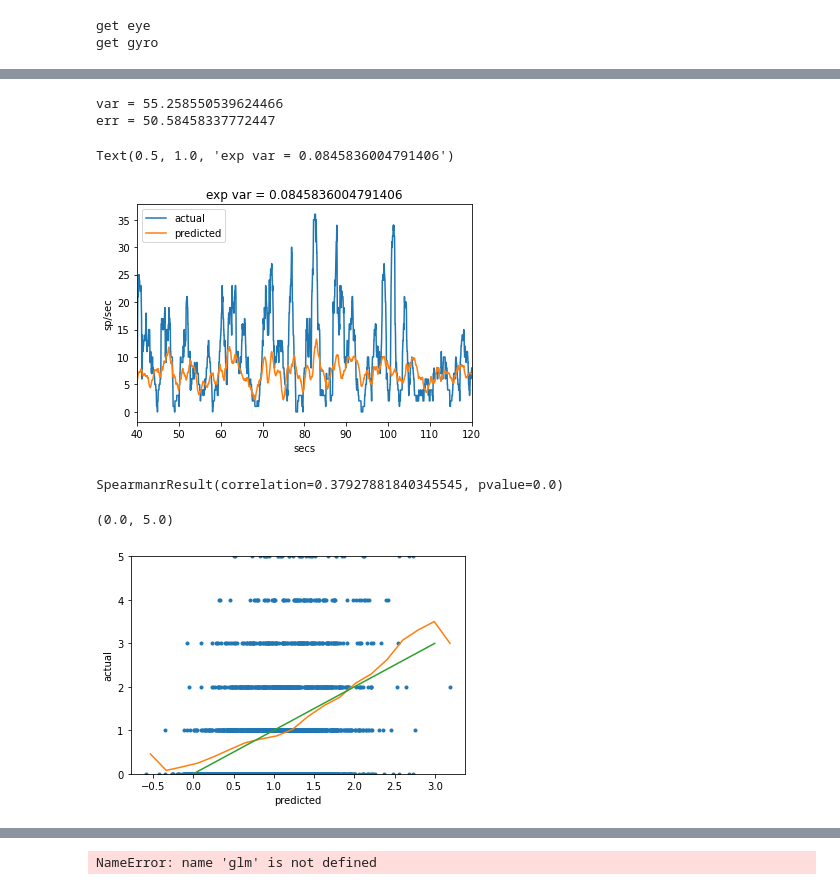
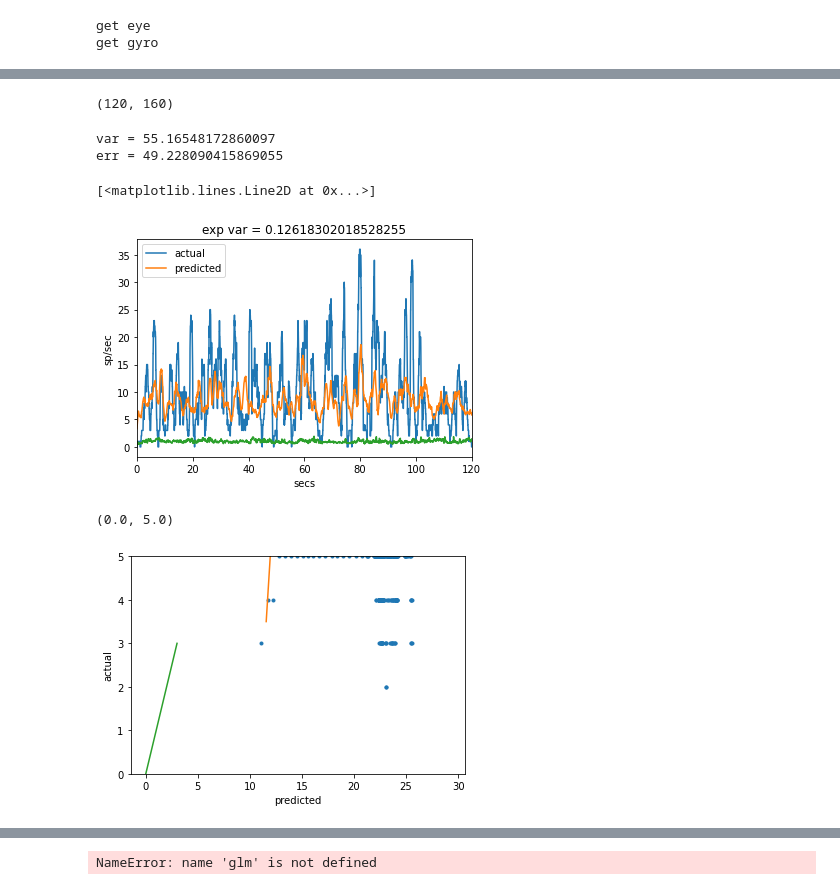
Before and after one commit to nielllab/FreelyMovingEphys, a Jupyter notebook: testing/correct_worldcam_testing.ipynb, the cells around one changed output, grey strips where cells are left out. Drawn from its saved outputs; the diff is of its cells as text; code cells hidden in the pictures.

```diff
--- a/testing/correct_worldcam_testing.ipynb
+++ b/testing/correct_worldcam_testing.ipynb
@@ -371,5 +372,5 @@ worldInterp = interp1d(worldT,world_vid,axis=0)
 # %%
-if free_move:
+if free_move & False:
     # eye correction movie
     print('getting eye correction movie')
     tr = [30,31]
@@ -668,14 +713,17 @@ np.shape(params)
 # %%
 # set up design matrix with video + params
-use = np.where((np.abs(model_th)<50) & (np.abs(model_phi)<50)& (model_active>2.5) )[0]
+use = np.where((np.abs(model_th)<50) & (np.abs(model_phi)<50)& (model_active>25) )[0]
+#use = np.where((np.abs(model_th)<50) & (np.abs(model_phi)<50))[0]
+
 #use = np.where((np.abs(model_th)<5) & (model_active>5))[0]
 
 nT = np.shape(model_nsp)[1]
 x = model_vid_sm.copy();
 
 #subtract mean - necessary?
-mn_img = np.mean(x,axis=0)
+mn_img = np.mean(x[use,:],axis=0)
 x = x-mn_img
+x = x/np.std(x[use,:],axis =0)
 
 if nparams>0:
     x = np.append(x,params,axis = 1)
@@ -692,3 +742,26 @@ np.shape(x)
+# %%
+# functions for poisson fit
+def costFun(prs,XX,YY,Cinv,dt):
+    vv = XX@prs; #filter output
+    rr = np.exp(vv)*dt; # conditional intensity (per bin)
+
+    # ---------  Compute log-likelihood -----------
+    Trm1 = -vv.T@YY; # spike term from Poisson log-likelihood
+    Trm0 = sum(rr);  # non-spike term
+    neglogli = Trm1 + Trm0  + .5*prs.T@Cinv@prs;
+
+    dL1 = -XX.T@YY; # spiking term (the spike-triggered average)
+    dL0 = XX.T@rr; # non-spiking term
+    dL = dL1+dL0;
+
+    g = dL + Cinv@prs
+    return (neglogli,g)
+
+def hessfun(prs,XX,YY,Cinv,dt):
+    vv = XX@prs; #filter output
+    rr = np.exp(vv)*dt; # conditional intensity (per bin)
+    H = XX.T@(XX.T*rr).T + Cinv;
+    return H
 # %%
 #nks = [10, 10]; nk = nks[0]*nks[1];
 consecutive = np.ones((nk,1))
@@ -704,3 +777,6 @@ if nparams>0:
     Dx1 = sparse.diags((np.ones((nparams,1))@diff).T,np.array([0,1]),(nparams-1,nparams));
     Dx_params = Dx1.T@Dx1
     np.shape(Dx_params)
+# %%
+Imat_params = linalg.block_diag(np.zeros((nk,nk)), np.eye(nparams)+Dx_params,0)
+np.shape(np.eye(nparams)+Dx_params)
@@ -835,36 +1099,37 @@ array([[0., 0., 0., ..., 0., 0., 0.],
+# %%
+np.shape(eyeInterp(1))
+# %% [output]
+(120, 160)
 # %%
 sp_smooth = (np.convolve(sps_test,np.ones(40),'same'))
-pred_smooth = (np.convolve(x_test@ridge_rf,np.ones(40),'same'))
+pred_smooth = (np.convolve(sp_pred,np.ones(40),'same'))
 err = np.mean((sp_smooth-pred_smooth)**2)
 print('var = '+ str(np.var(sp_smooth)))
 print('err = ' + str(err))
 
 maxt = 4800;
 plt.plot(model_t[0:maxt],sp_smooth[0:maxt],label = 'actual')
 plt.plot(model_t[0:maxt],pred_smooth[0:maxt],label='predicted')
-plt.xlabel('secs'); plt.ylabel('sp/sec'); plt.legend(); plt.xlim([40,120])
-expvar =(np.var(sp_smooth) - err)/np.var(sp_smooth)
+plt.xlabel('secs'); plt.ylabel('sp/sec'); plt.legend(); plt.xlim([0,120])
+expvar =(np.var(sp_smooth) - err)/(np.var(sp_smooth) - np.mean(sp_smooth))
 plt.title('exp var = ' + str(expvar))
+c = np.std(x_test,axis=1)
+plt.plot(model_t[0:maxt],c[0:maxt])
 # %% [output]
-var = 55.258550539624466
-err = 50.58458337772447
+var = 55.16548172860097
+err = 49.228090415869055
-Text(0.5, 1.0, 'exp var = 0.0845836004791406')
+[<matplotlib.lines.Line2D at 0x...>]
-[figure, old version]
+[figure, new version]
-# %%
-np.corrcoef(sp_smooth,pred_smooth)
-stats.spearmanr(pred_smooth,sp_smooth)
-# %% [output]
-SpearmanrResult(correlation=0.37927881840345545, pvalue=0.0)
 # %%
-plt.plot(pred_smooth[::10],sp_smooth[::10],'.')
+plt.plot(pred_smooth[::1],sp_smooth[::1],'.')
 binned_sp,bins,junk = stats.binned_statistic(pred_smooth,sp_smooth,'mean',20)
 plt.plot(0.5*(bins[:-1]+bins[1:]),binned_sp)
 plt.xlabel('predicted'); plt.ylabel('actual')
-plt.plot([0,3],[0,3])
-plt.ylim([0,5])
+#plt.plot([0,3],[0,3])
+#plt.ylim([0,5])
 # %% [output]
 (0.0, 5.0)
-[figure, old version]
+[figure, new version]
 # %%
 paramfit = ridge_rf[-40:-1]
 plt.plot((np.arange(len(paramfit))-len(paramfit)/2)*model_dt,paramfit)
```
Also changed, not shown: parts of 30 cells of this notebook.
